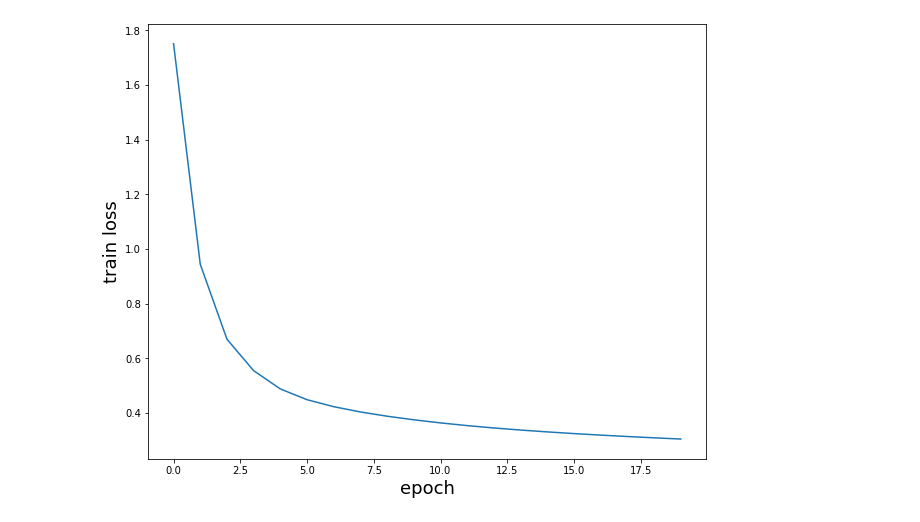
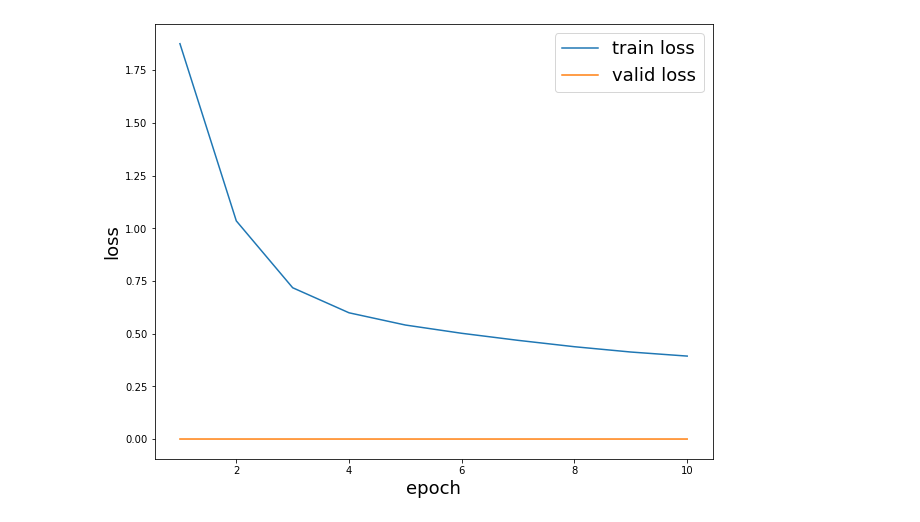
Before and after one commit to sathish333/DL_Assignment_1, a Jupyter notebook: Q2 & Q3.ipynb, the cells around one changed output. Drawn from its saved outputs; the diff is of its cells as text; code cells hidden in the pictures.

Commit message:
adding validation data setand confusion matrix

```diff
--- a/Q2 & Q3.ipynb
+++ b/Q2 & Q3.ipynb
@@ -95,8 +100,8 @@ def intialize_weights(method,rows,cols):
 # %%
 def soft_max(x):
-#     return np.exp(x)/np.sum(np.exp(x),axis=0)
+    return np.exp(x)/np.sum(np.exp(x),axis=0)
 #     min_=np.min(x,axis=0)
-    max_=np.max(x,axis=0)
+#     max_=np.max(x,axis=0)
 
     x=x-max_
 
@@ -174,8 +179,9 @@ class NN:
         for each in range(self.nlayers):
             self.optimizer.update(self,lr=0.1)
 
-    def train(self,x,y,epochs=1):
-        losses=[]
+    def train(self,x,y,x_valid,y_valid,epochs=1):
+        train_losses=[]
+        valid_losses=[]
         for epoch in range(epochs):
             self.prev_gradients_w=None
             i=0
@@ -191,19 +197,24 @@ class NN:
                 self.compute_deltas(layer_outs,inter_values,y_batch)
                 self.find_gradients(x_batch,layer_outs)
                 self.optimizer.update(self,0.1,0.1)
-            losses.append(loss/batch_count)
-            print(f"epoch {epoch+1} : loss = {loss/batch_count}")
-        return losses
+            train_losses.append(loss/batch_count)
+            layer_outs,inter_values=self.forward(x_valid)
+            valid_loss=cross_entropy_loss(layer_outs[-1],y_valid)/(y_valid.shape[1])
+            valid_losses.append(valid_loss)
+            print(f"epoch {epoch+1} : train loss = {train_losses[-1]} valid loss = {valid_loss}")
+        return train_losses,valid_losses
 
     def predict_probas(self,x):
         layer_outs,inter_values=self.forward(x)
         return layer_outs[-1]
 # %%
 batch_size=32
-sample=60000
+sample=len(x_train)
 x_tr=x_train[:sample]
 
 y_tr=y_train[:sample]
 
 one_hot=OneHotEncoder(10)
-one_hot_y=one_hot.transform(y_tr)
+one_hot_y_train=one_hot.transform(y_tr)
+
+one_hot_y_valid=one_hot.transform(y_valid)
@@ -214,4 +221,4 @@ one_hot_y=one_hot.transform(y_tr)
 # %%
 obj =NN(784,[32,32,32,10],'sigmoid','xavier')
-losses=obj.train(x_tr.T,one_hot_y,20)
+train_losses,valid_losses=obj.train(x_tr.T,one_hot_y_train,x_valid.T,one_hot_y_valid,10)
 # %% [output]
@@ -238,9 +235,13 @@ epoch 20 : loss = 0.30475908417948994
 # %%
 plt.figure(figsize=(10,8))
-plt.plot(losses)
+plt.plot(np.arange(1,len(train_losses)+1),train_losses,label='train loss')
+plt.plot(np.arange(1,len(valid_losses)+1),valid_losses,label='valid loss')
+
 plt.xlabel("epoch",fontsize=18)
-plt.ylabel("train loss",fontsize=18)
+plt.ylabel("loss",fontsize=18)
+plt.legend(fontsize=18)
+
 plt.show()
 # %% [output]
-[figure, old version]
+[figure, new version]
 # %%
```
Also changed, not shown: parts of 14 cells of this notebook.
